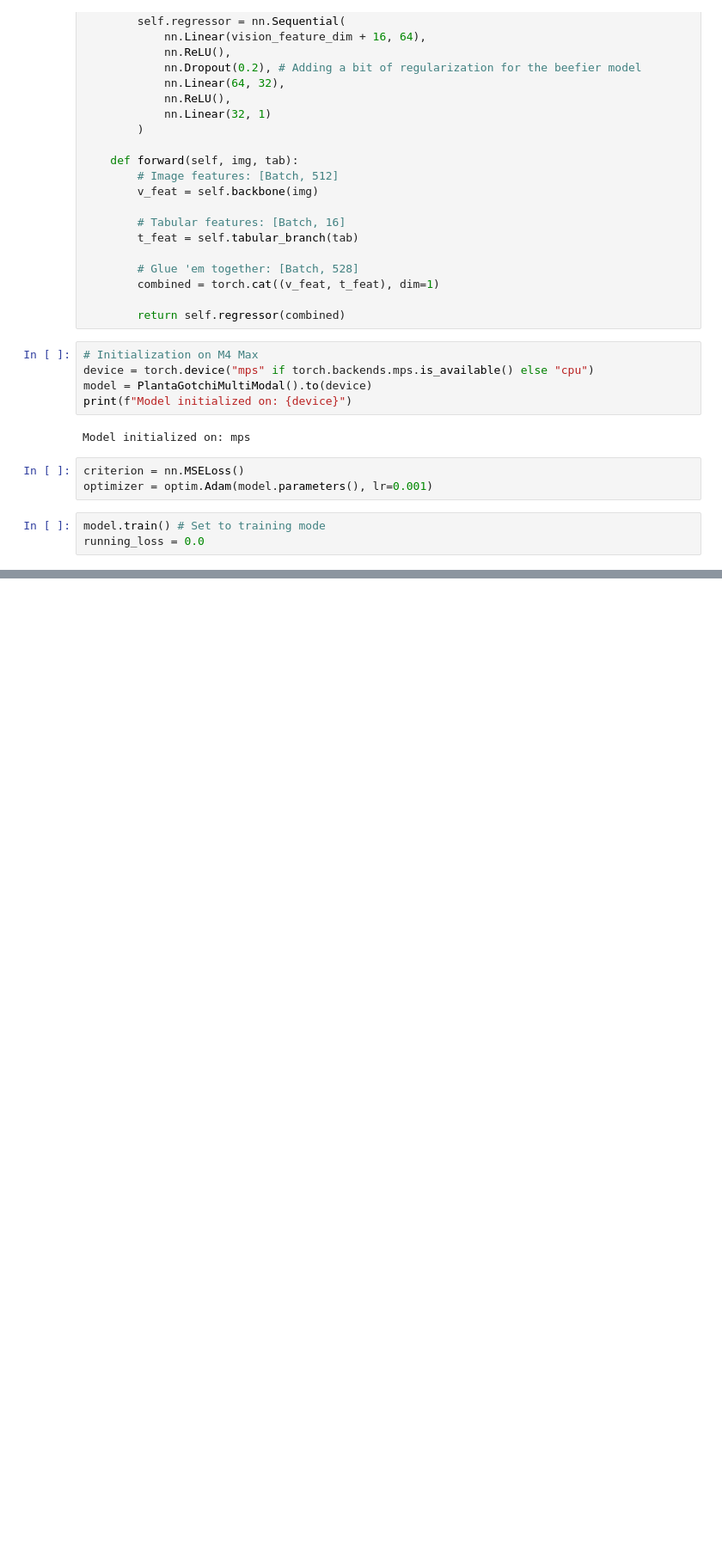
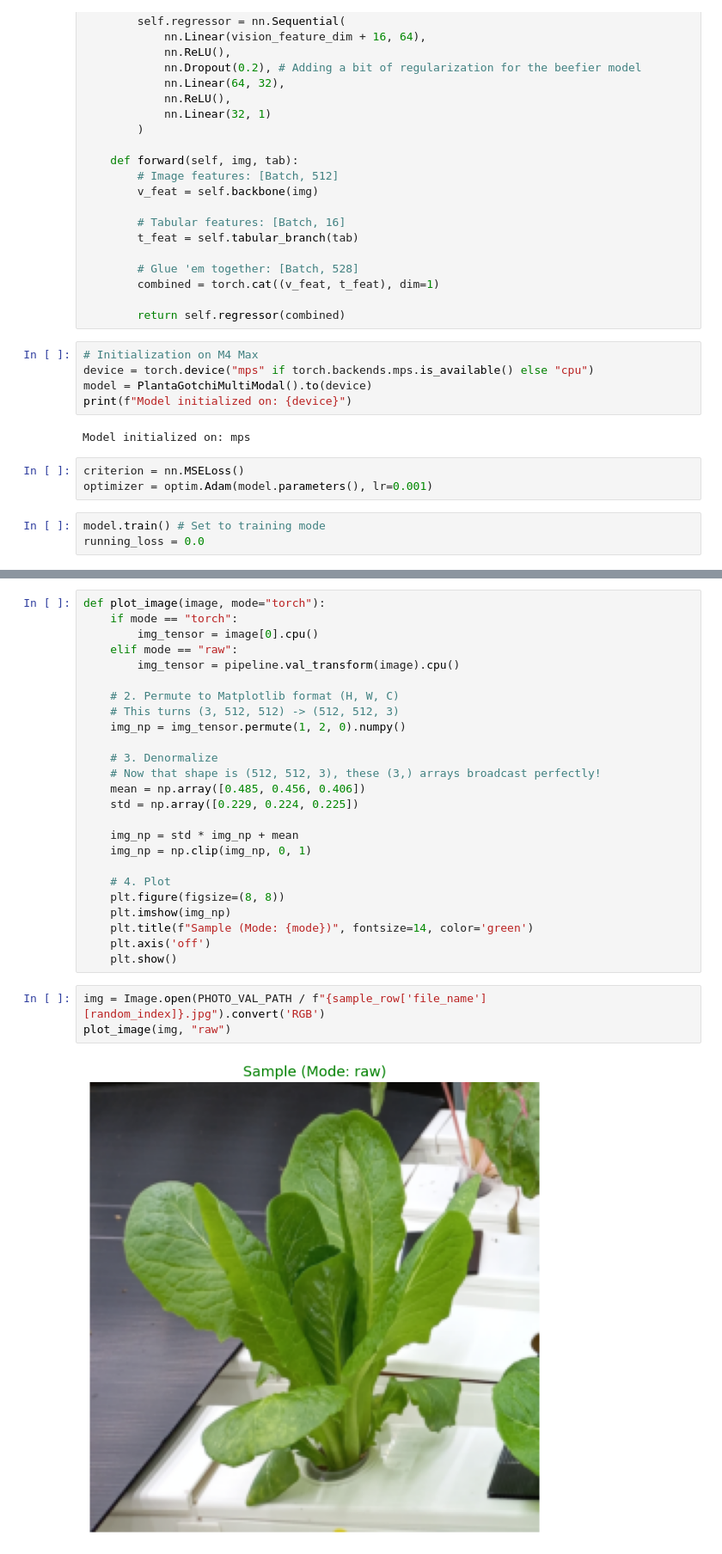
Before and after one commit to gimme-water/gimme-water-ML, a Jupyter notebook: notebooks/04_backbone.ipynb, the cells around one changed output, grey strips where cells are left out. Shown at 86% size. Cells and saved outputs as stored; diff of their text form; blank space fills up the shorter version.

```diff
--- a/notebooks/04_backbone.ipynb
+++ b/notebooks/04_backbone.ipynb
@@ -363,0 +435,30 @@ plt.show()
+# %%
+def plot_image(image, mode="torch"):
+    if mode == "torch":
+        img_tensor = image[0].cpu()
+    elif mode == "raw":
+        img_tensor = pipeline.val_transform(image).cpu()
+
+    # 2. Permute to Matplotlib format (H, W, C)
+    # This turns (3, 512, 512) -> (512, 512, 3)
+    img_np = img_tensor.permute(1, 2, 0).numpy()
+
+    # 3. Denormalize
+    # Now that shape is (512, 512, 3), these (3,) arrays broadcast perfectly!
+    mean = np.array([0.485, 0.456, 0.406])
+    std = np.array([0.229, 0.224, 0.225])
+
+    img_np = std * img_np + mean
+    img_np = np.clip(img_np, 0, 1)
+
+    # 4. Plot
+    plt.figure(figsize=(8, 8))
+    plt.imshow(img_np)
+    plt.title(f"Sample (Mode: {mode})", fontsize=14, color='green')
+    plt.axis('off')
+    plt.show()
+# %%
+img = Image.open(PHOTO_VAL_PATH / f"{sample_row['file_name'][random_index]}.jpg").convert('RGB')
+plot_image(img, "raw")
+# %% [output]
+[figure, added]
```
Also changed, not shown: parts of 14 cells of this notebook, 3 other files.
